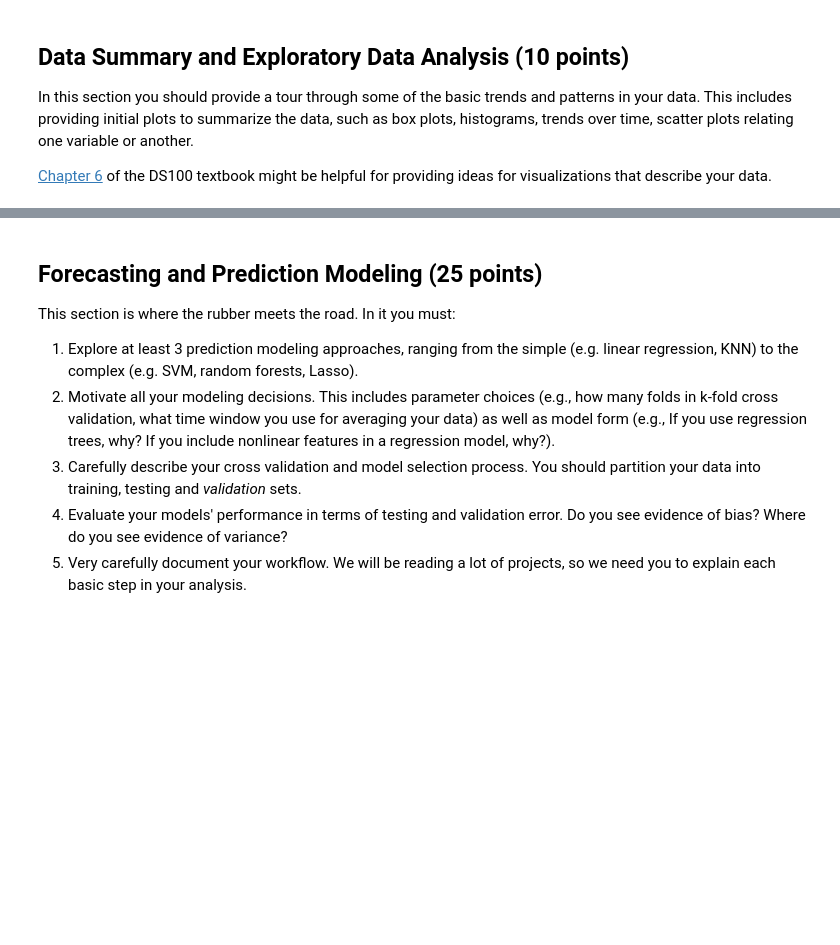
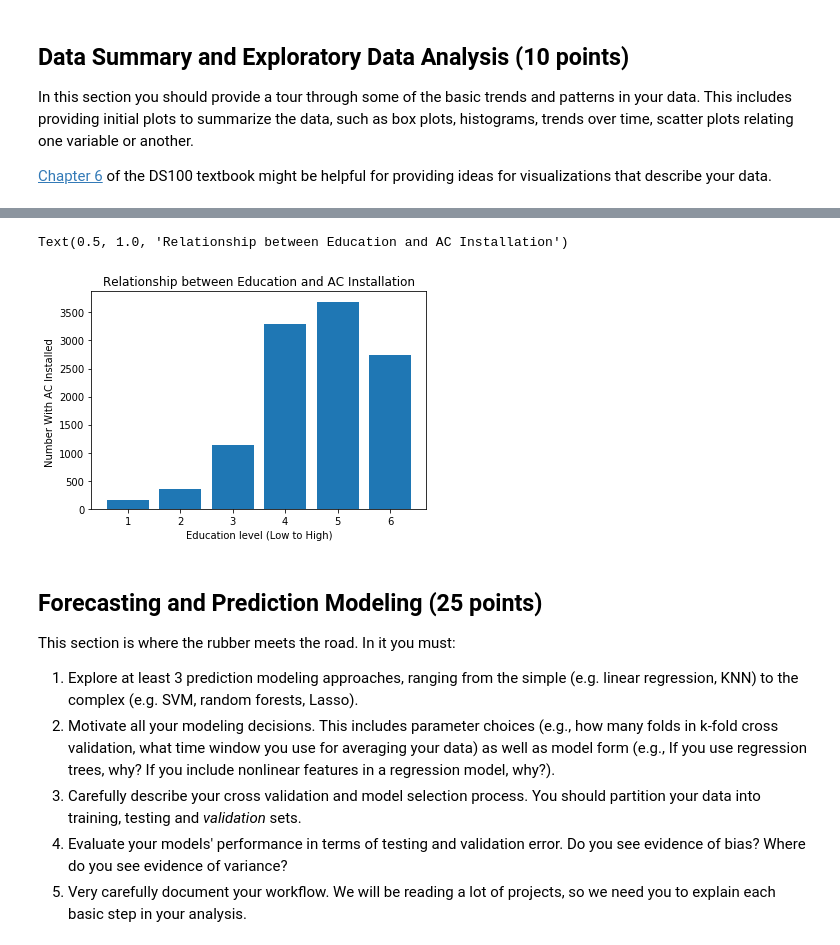
Before and after one commit to elizabethrshehter/er131finalproject, a Jupyter notebook: FinalProjectTemplate_2019.ipynb, the cells around one changed output, grey strips where cells are left out. Drawn from its saved outputs; the diff is of its cells as text; code cells hidden in the pictures; blank space fills up the shorter version.

```diff
--- a/FinalProjectTemplate_2019.ipynb
+++ b/FinalProjectTemplate_2019.ipynb
@@ -208,3 +233,13 @@ In this section you should provide a tour through some of the basic trends and p
+# %%
+x = survey_clean.groupby('EDUC').count().drop(97).index
+height = survey_clean.groupby('EDUC').count().drop(97)['PAYCOOL']
+plt.bar(x,height,align = 'center')
+plt.xlabel('Education level (Low to High)')
+plt.ylabel('Number With AC Installed ')
+plt.title('Relationship between Education and AC Installation')
+# %% [output]
+Text(0.5, 1.0, 'Relationship between Education and AC Installation')
+[figure, added]
 # %% [markdown]
 ## Forecasting and Prediction Modeling (25 points)
 
```
Also changed, not shown: parts of 17 cells of this notebook.
